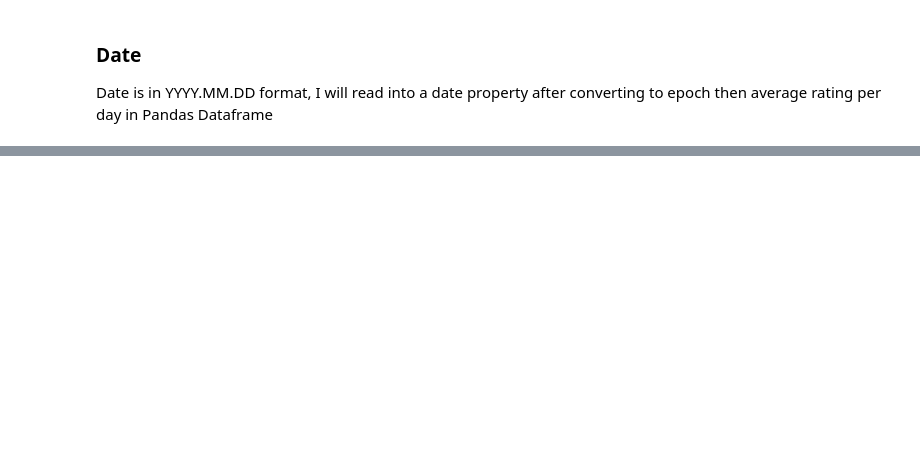
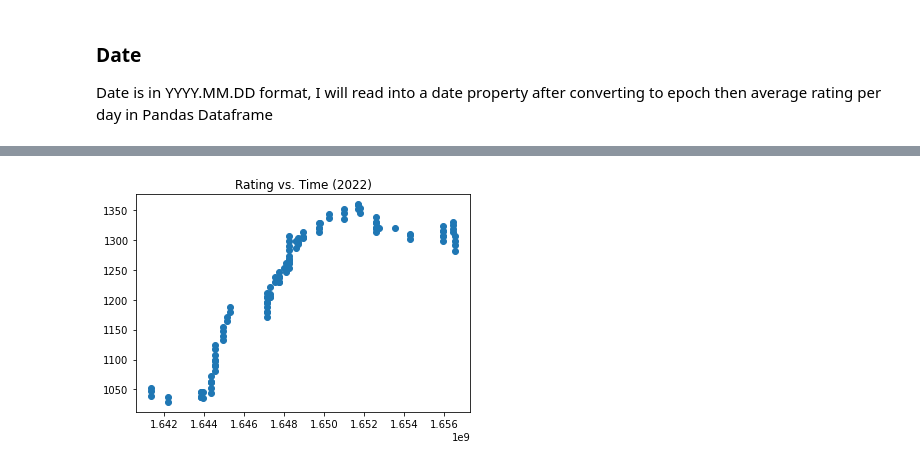
Before and after one commit to harrywiner/chess-growth, a Jupyter notebook: exploration.ipynb, the cells around one changed output, grey strips where cells are left out. Cells and saved outputs as stored; diff of their text form; code cells hidden in the pictures; blank space fills up the shorter version.

```diff
--- a/exploration.ipynb
+++ b/exploration.ipynb
@@ -177,3 +210,11 @@ df.groupby(['Date']).mean()
 | 1.655942e+09 | 1311.333333 |
 | 1.656461e+09 | 1322.000000 |
 | 1.656547e+09 | 1294.250000 |
+# %%
+fig, ax = plt.subplots()
+
+ax.scatter(df["Date"], df["Rating"])
+plt.title("Rating vs. Time (2022)")
+plt.show()
+# %% [output]
+[figure, added]
```
Also changed, not shown: parts of 20 cells of this notebook, 7 other files.
